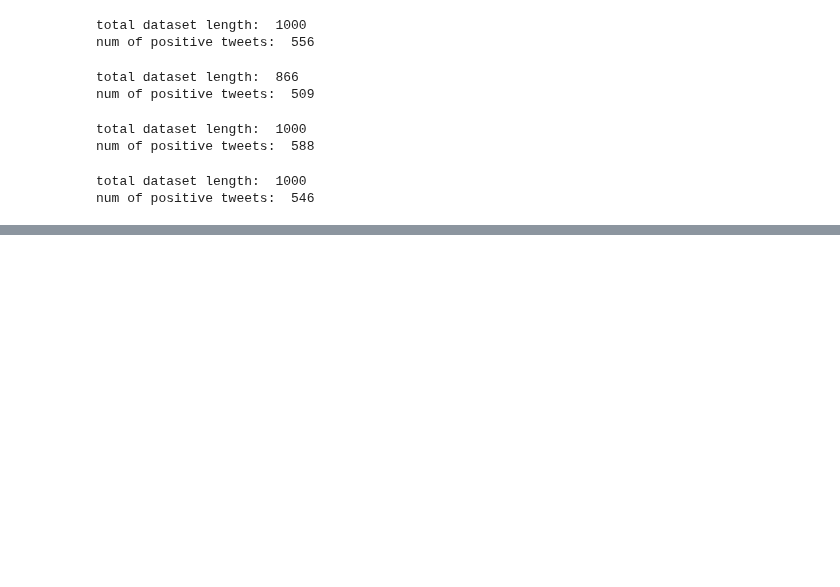
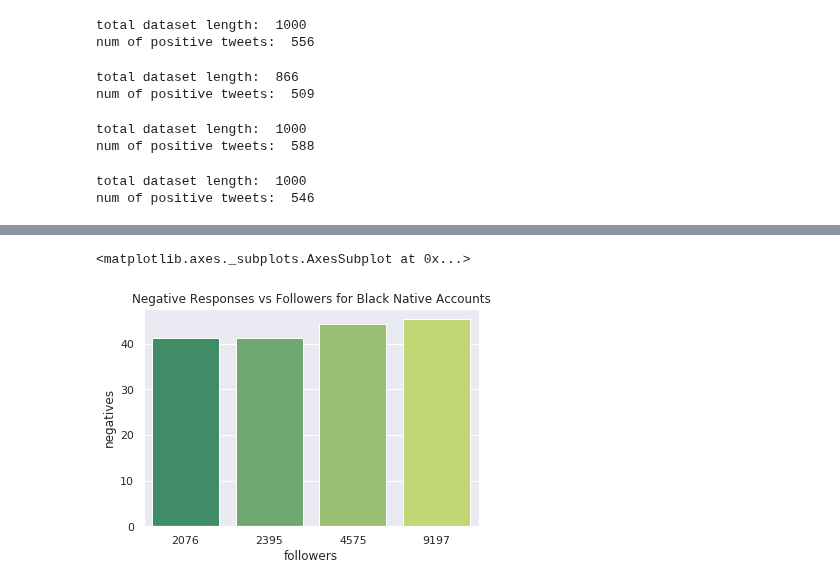
Before and after one commit to IndigenousEngineering/In-Reply, a Jupyter notebook: in_reply_1.ipynb, the cells around one changed output, grey strips where cells are left out. Cells and saved outputs as stored; diff of their text form; code cells hidden in the pictures; blank space fills up the shorter version.

Commit message:
viz: neg responses by followers for Black Native accounts

```diff
--- a/in_reply_1.ipynb
+++ b/in_reply_1.ipynb
@@ -1578,0 +1541,20 @@ added
+# %%
+# accounts, followers & num of positives:
+
+# 1) AngryBlackN8, 2,076, 509/866
+# 2) Pandabbadon, 2,395, 588/1000
+# 3) AwkwardRambler, 4,575, 556/1000
+# 4) AzieDee, 9,197, 546/1000
+
+accts = ['Account 1','Account 2',
+         'Account 3','Account 4']
+
+positives = [59.46, 58.8, 55.6, 54.6]
+
+negatives = [41.22, 41.2, 44.4, 45.4]
+
+followers = [2076, 2395, 4575, 9197]
+
+df = pd.DataFrame(list(zip(accts, positives, negatives, followers)), columns=['account','positives','negatives','followers'])
+
+df.head()
@@ -1578,0 +1567,6 @@ added
+# %%
+plt.title('Negative Responses vs Followers for Black Native Accounts')
+sns.barplot(x='followers', y='negatives', data=df, palette='summer')
+# %% [output]
+<matplotlib.axes._subplots.AxesSubplot at 0x...>
+[figure, added]
```
Also changed, not shown: parts of 5 cells of this notebook.
